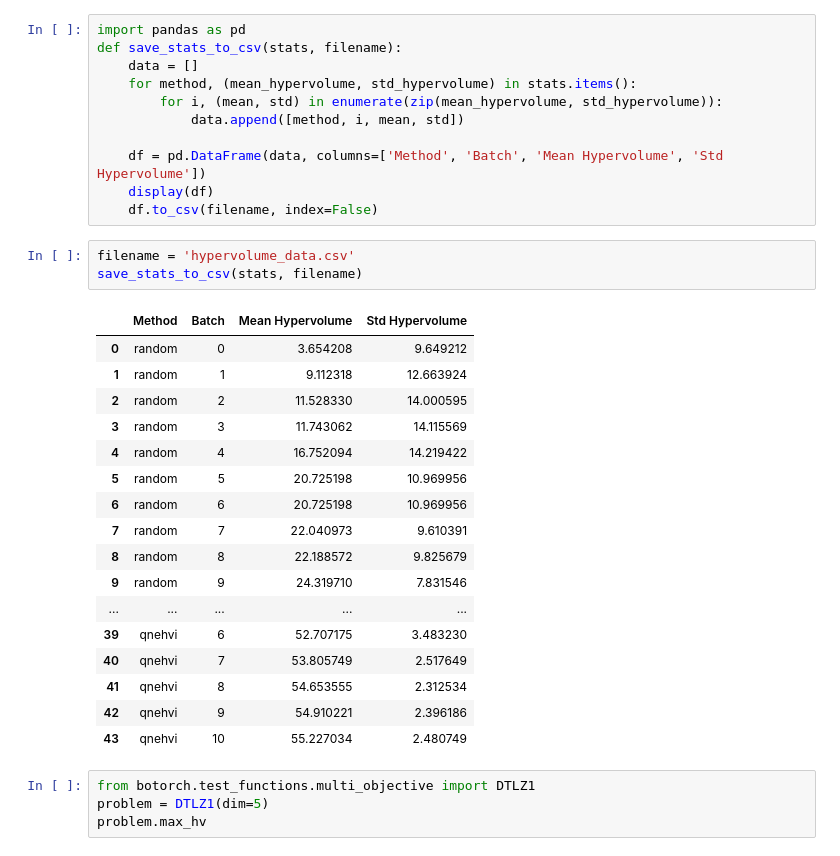
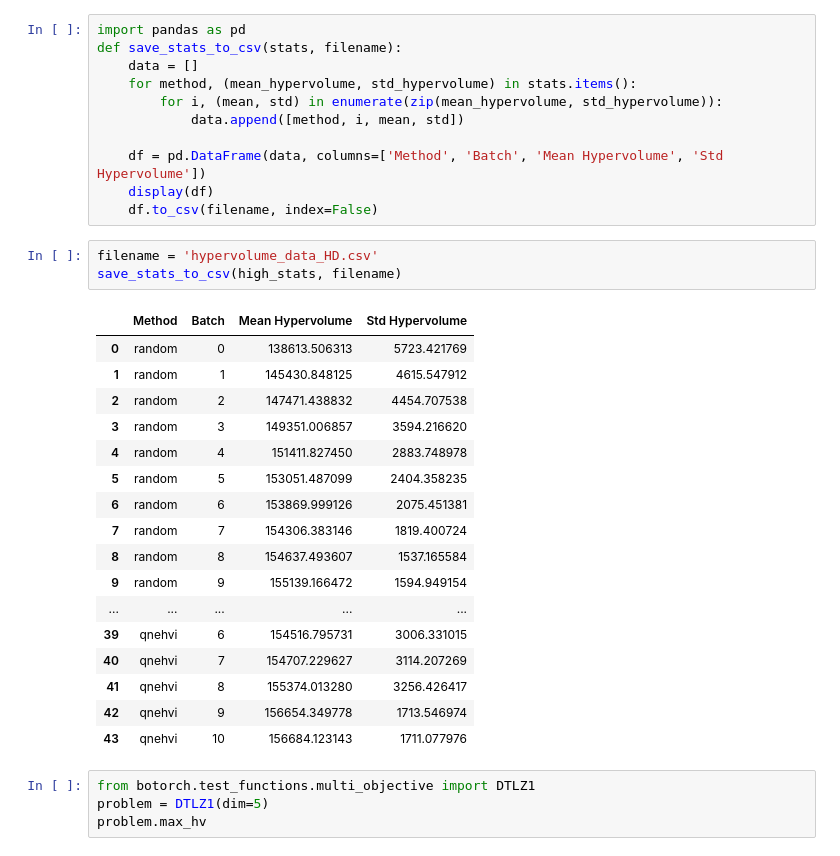
Before and after one commit to Schubydo/msc_code, a Jupyter notebook: MO_Numerical_Experiments/aquisition_functions.ipynb, the cells around one changed output. Drawn from its saved outputs; the diff is of its cells as text.

```diff
--- a/MO_Numerical_Experiments/aquisition_functions.ipynb
+++ b/MO_Numerical_Experiments/aquisition_functions.ipynb
@@ -151,26 +151,26 @@ def save_stats_to_csv(stats, filename):
     display(df)
     df.to_csv(filename, index=False)
 # %%
-filename = 'hypervolume_data.csv'
-save_stats_to_csv(stats, filename)
+filename = 'hypervolume_data_HD.csv'
+save_stats_to_csv(high_stats, filename)
 # %% [output]
 |  | Method | Batch | Mean Hypervolume | Std Hypervolume |
-| 0 | random | 0 | 3.654208 | 9.649212 |
-| 1 | random | 1 | 9.112318 | 12.663924 |
-| 2 | random | 2 | 11.528330 | 14.000595 |
-| 3 | random | 3 | 11.743062 | 14.115569 |
-| 4 | random | 4 | 16.752094 | 14.219422 |
-| 5 | random | 5 | 20.725198 | 10.969956 |
-| 6 | random | 6 | 20.725198 | 10.969956 |
-| 7 | random | 7 | 22.040973 | 9.610391 |
-| 8 | random | 8 | 22.188572 | 9.825679 |
-| 9 | random | 9 | 24.319710 | 7.831546 |
+| 0 | random | 0 | 138613.506313 | 5723.421769 |
+| 1 | random | 1 | 145430.848125 | 4615.547912 |
+| 2 | random | 2 | 147471.438832 | 4454.707538 |
+| 3 | random | 3 | 149351.006857 | 3594.216620 |
+| 4 | random | 4 | 151411.827450 | 2883.748978 |
+| 5 | random | 5 | 153051.487099 | 2404.358235 |
+| 6 | random | 6 | 153869.999126 | 2075.451381 |
+| 7 | random | 7 | 154306.383146 | 1819.400724 |
+| 8 | random | 8 | 154637.493607 | 1537.165584 |
+| 9 | random | 9 | 155139.166472 | 1594.949154 |
 | ... | ... | ... | ... | ... |
-| 39 | qnehvi | 6 | 52.707175 | 3.483230 |
-| 40 | qnehvi | 7 | 53.805749 | 2.517649 |
-| 41 | qnehvi | 8 | 54.653555 | 2.312534 |
-| 42 | qnehvi | 9 | 54.910221 | 2.396186 |
-| 43 | qnehvi | 10 | 55.227034 | 2.480749 |
+| 39 | qnehvi | 6 | 154516.795731 | 3006.331015 |
+| 40 | qnehvi | 7 | 154707.229627 | 3114.207269 |
+| 41 | qnehvi | 8 | 155374.013280 | 3256.426417 |
+| 42 | qnehvi | 9 | 156654.349778 | 1713.546974 |
+| 43 | qnehvi | 10 | 156684.123143 | 1711.077976 |
 # %%
 from botorch.test_functions.multi_objective import DTLZ1
 problem = DTLZ1(dim=5)
```
Also changed, not shown: parts of 7 cells of this notebook, 1 other file.
